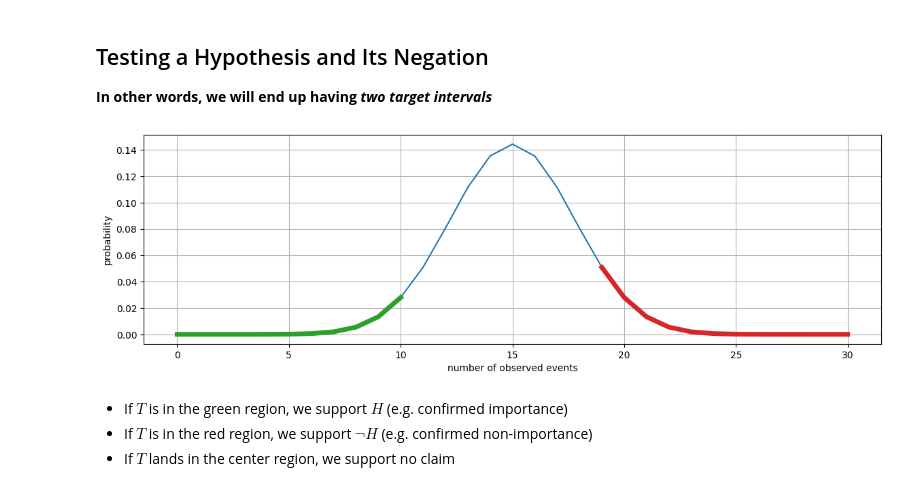
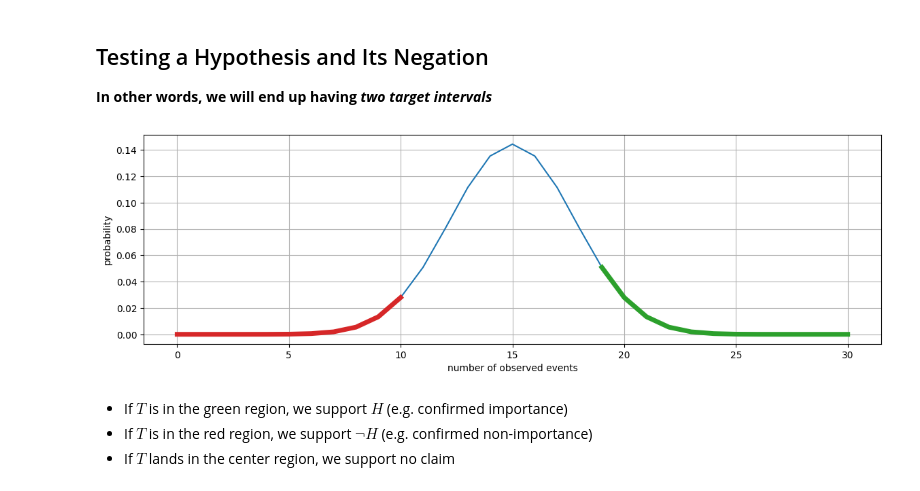
Before and after one commit to a3i-2024-2025/06-at, a Jupyter notebook: notebooks/5. All Relevant Feature Selection.ipynb, the cells around one changed output. Cells and saved outputs as stored; diff of their text form; code cells hidden in the pictures.

```diff
--- a/notebooks/5. All Relevant Feature Selection.ipynb
+++ b/notebooks/5. All Relevant Feature Selection.ipynb
@@ -384,9 +384,9 @@ Then we can proceed as in the previous case
 
 **In other words, we will end up having _two target intervals_**
 # %%
-util.binomial_plot(n=30, p=0.5, l_alpha=0.05, r_alpha=0.05, l_color='tab:green', r_color='tab:red', figsize=figsize)
+util.binomial_plot(n=30, p=0.5, l_alpha=0.05, r_alpha=0.05, l_color='tab:red', r_color='tab:green', figsize=figsize)
 # %% [output]
-[figure, old version]
+[figure, new version]
 # %% [markdown]
 * If $T$ is in the green region, we support $H$ (e.g. confirmed importance)
 * If $T$ is in the red region, we support $\neg H$ (e.g. confirmed non-importance)
```
Also changed, not shown: parts of 3 cells of this notebook, 3 other files.
